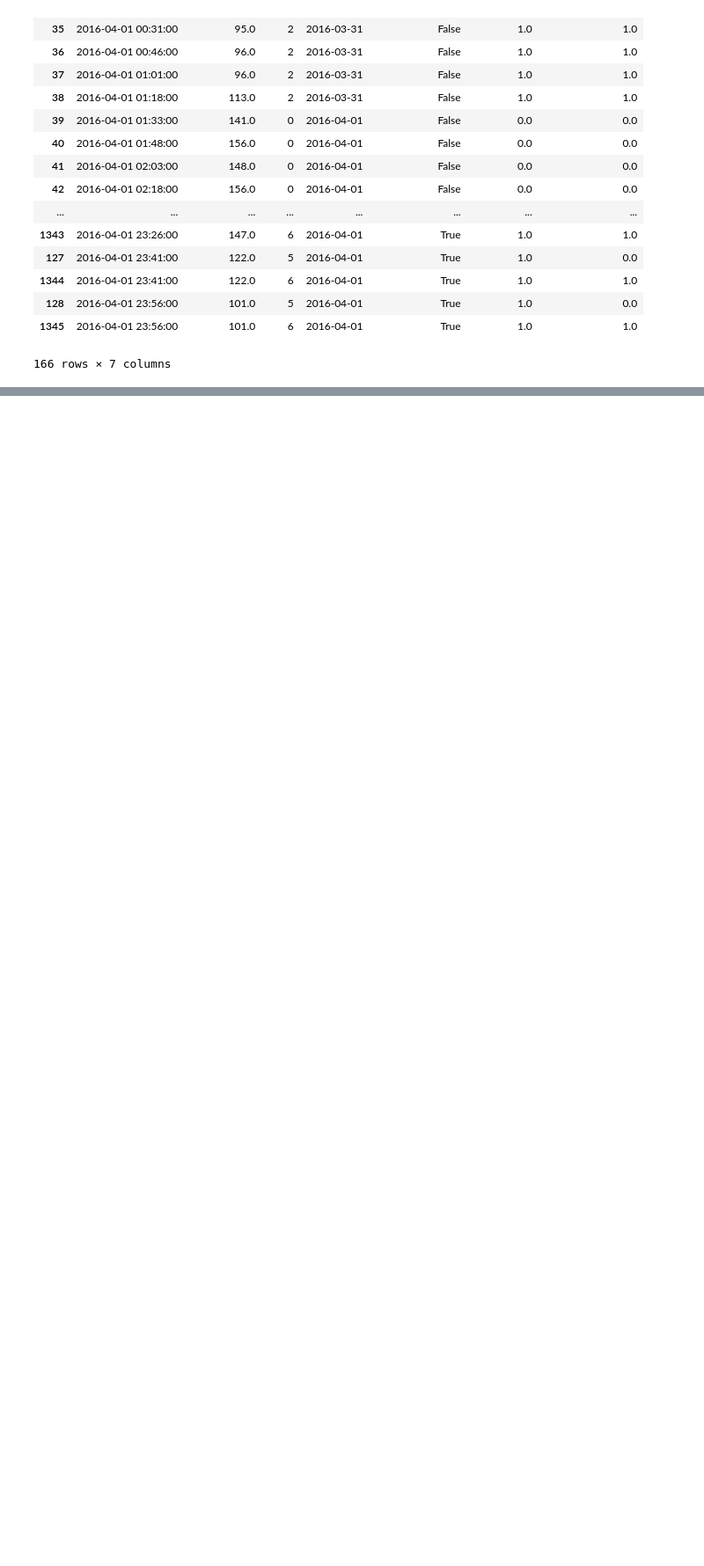
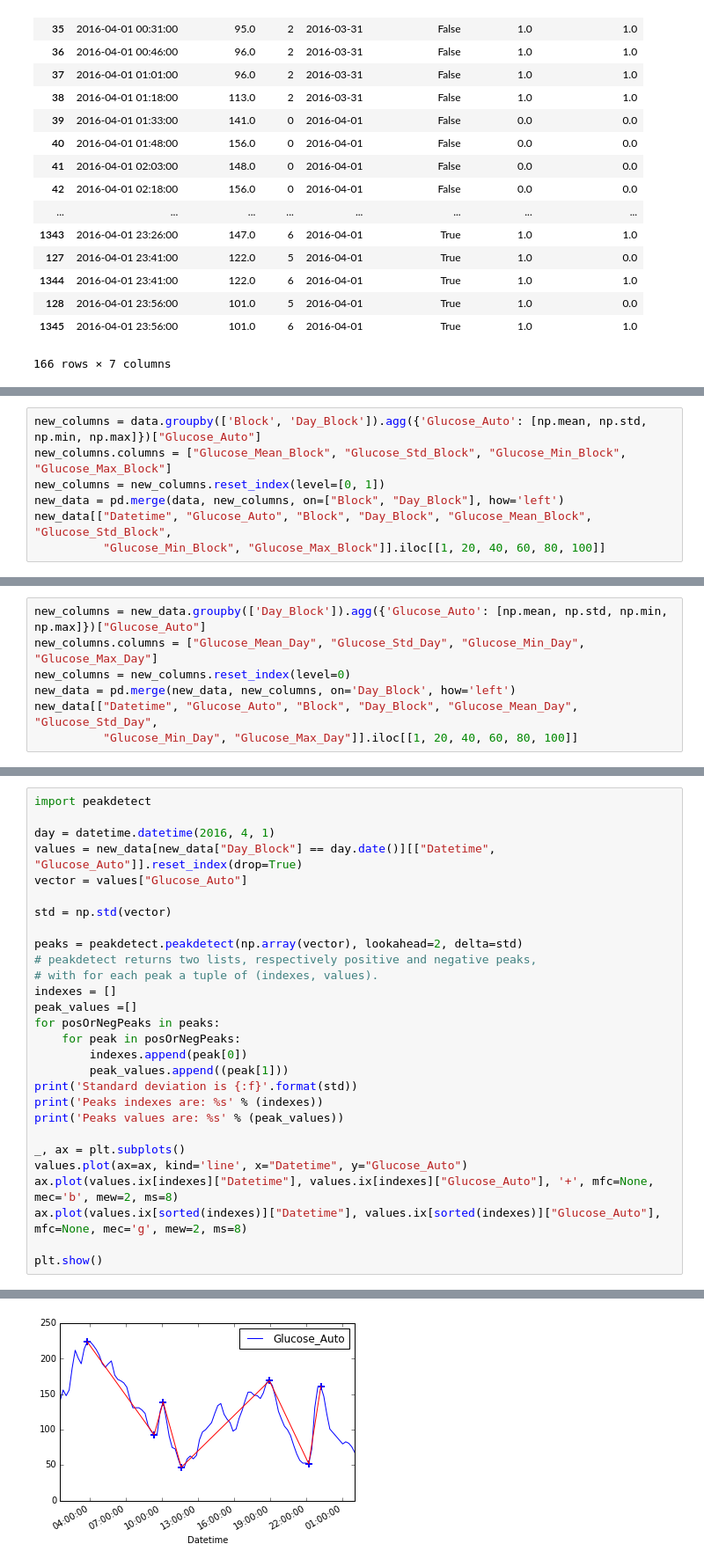
Before and after one commit to franloza/Glycemic-Patterns, a Jupyter notebook: notebooks/2.extending_dataset.ipynb, the cells around one changed output, grey strips where cells are left out. Shown at 88% size. Drawn from its saved outputs; the diff is of its cells as text; blank space fills up the shorter version.

```diff
--- a/notebooks/2.extending_dataset.ipynb
+++ b/notebooks/2.extending_dataset.ipynb
@@ -69,0 +75,7 @@ plot_blocks(data, datetime.date(2016, 4, 1), translator)
+# %%
+new_columns = data.groupby(['Block', 'Day_Block']).agg({'Glucose_Auto': [np.mean, np.std, np.min, np.max]})["Glucose_Auto"]
+new_columns.columns = ["Glucose_Mean_Block", "Glucose_Std_Block", "Glucose_Min_Block", "Glucose_Max_Block"]
+new_columns = new_columns.reset_index(level=[0, 1])
+new_data = pd.merge(data, new_columns, on=["Block", "Day_Block"], how='left')
+new_data[["Datetime", "Glucose_Auto", "Block", "Day_Block", "Glucose_Mean_Block", "Glucose_Std_Block",
+          "Glucose_Min_Block", "Glucose_Max_Block"]].iloc[[1, 20, 40, 60, 80, 100]]
@@ -69,0 +92,7 @@ plot_blocks(data, datetime.date(2016, 4, 1), translator)
+# %%
+new_columns = new_data.groupby(['Day_Block']).agg({'Glucose_Auto': [np.mean, np.std, np.min, np.max]})["Glucose_Auto"]
+new_columns.columns = ["Glucose_Mean_Day", "Glucose_Std_Day", "Glucose_Min_Day", "Glucose_Max_Day"]
+new_columns = new_columns.reset_index(level=0)
+new_data = pd.merge(new_data, new_columns, on='Day_Block', how='left')
+new_data[["Datetime", "Glucose_Auto", "Block", "Day_Block", "Glucose_Mean_Day", "Glucose_Std_Day",
+          "Glucose_Min_Day", "Glucose_Max_Day"]].iloc[[1, 20, 40, 60, 80, 100]]
@@ -69,0 +110,29 @@ plot_blocks(data, datetime.date(2016, 4, 1), translator)
+# %%
+import peakdetect
+
+day = datetime.datetime(2016, 4, 1)
+values = new_data[new_data["Day_Block"] == day.date()][["Datetime", "Glucose_Auto"]].reset_index(drop=True)
+vector = values["Glucose_Auto"]
+
+std = np.std(vector)
+
+peaks = peakdetect.peakdetect(np.array(vector), lookahead=2, delta=std)
+# peakdetect returns two lists, respectively positive and negative peaks,
+# with for each peak a tuple of (indexes, values).
+indexes = []
+peak_values =[]
+for posOrNegPeaks in peaks:
+    for peak in posOrNegPeaks:
+        indexes.append(peak[0])
+        peak_values.append((peak[1]))
+print('Standard deviation is {:f}'.format(std))
+print('Peaks indexes are: %s' % (indexes))
+print('Peaks values are: %s' % (peak_values))
+
+_, ax = plt.subplots()
+values.plot(ax=ax, kind='line', x="Datetime", y="Glucose_Auto")
+ax.plot(values.ix[indexes]["Datetime"], values.ix[indexes]["Glucose_Auto"], '+', mfc=None, mec='b', mew=2, ms=8)
+ax.plot(values.ix[sorted(indexes)]["Datetime"], values.ix[sorted(indexes)]["Glucose_Auto"], mfc=None, mec='g', mew=2, ms=8)
+
+plt.show()
+# %% [output]
@@ -69,0 +142 @@ plot_blocks(data, datetime.date(2016, 4, 1), translator)
+[figure, added]
```
Also changed, not shown: parts of 12 cells of this notebook.
